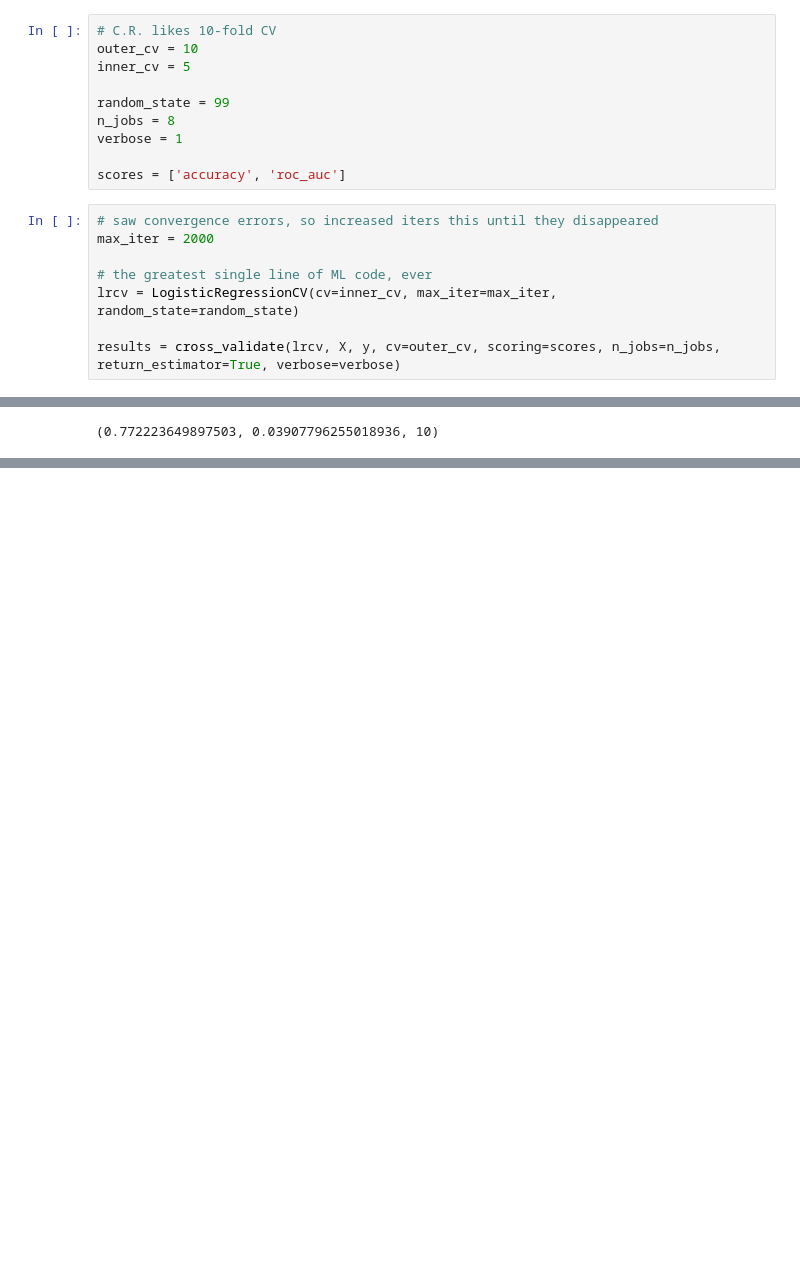
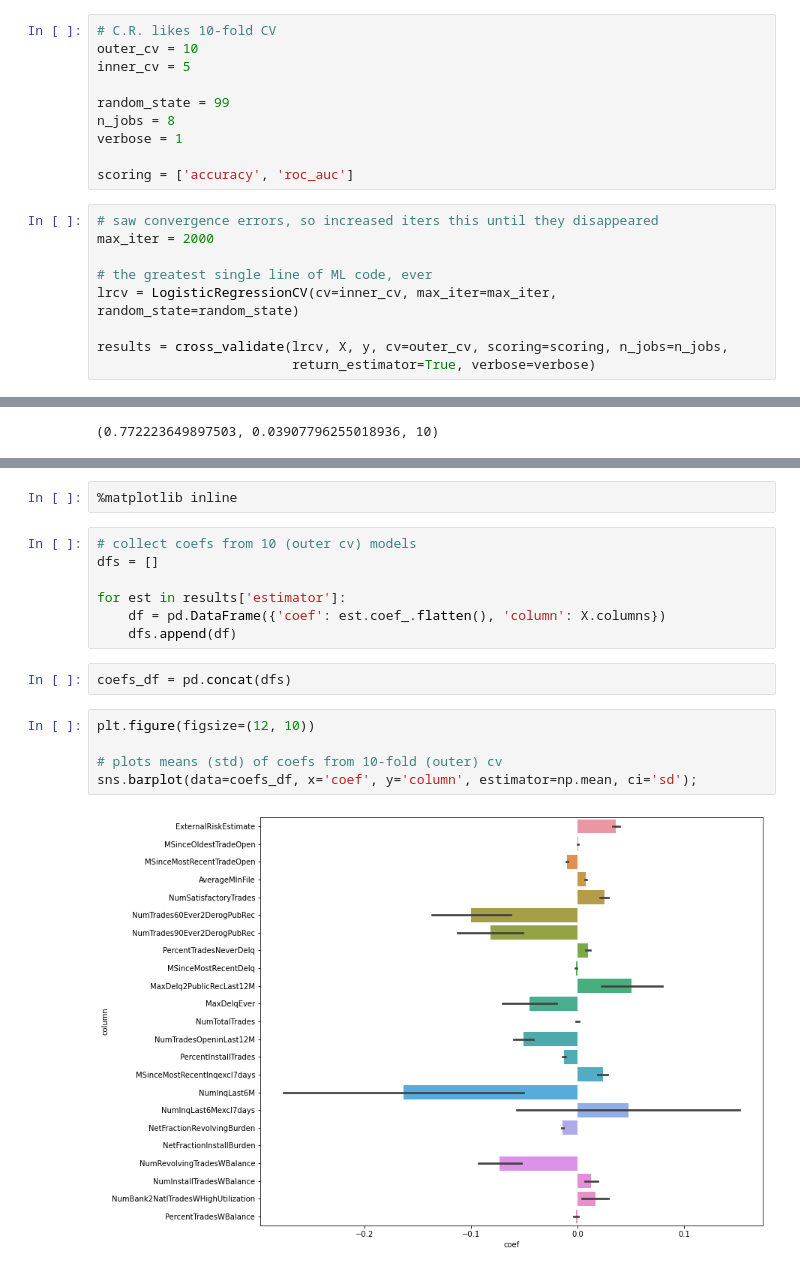
Before and after one commit to pavopax/fico-challenge, a Jupyter notebook: analysis.ipynb, the cells around one changed output, grey strips where cells are left out. Saved outputs shown, nothing was run; the diff lists cells and outputs as text; blank space fills up the shorter version.

```diff
--- a/analysis.ipynb
+++ b/analysis.ipynb
@@ -69,7 +69,7 @@ random_state = 99
 n_jobs = 8
 verbose = 1
 
-scores = ['accuracy', 'roc_auc']
+scoring = ['accuracy', 'roc_auc']
 # %%
 # saw convergence errors, so increased iters this until they disappeared
 max_iter = 2000
@@ -77,6 +77,7 @@ max_iter = 2000
 # the greatest single line of ML code, ever
 lrcv = LogisticRegressionCV(cv=inner_cv, max_iter=max_iter, random_state=random_state)
 
-results = cross_validate(lrcv, X, y, cv=outer_cv, scoring=scores, n_jobs=n_jobs, return_estimator=True, verbose=verbose)
+results = cross_validate(lrcv, X, y, cv=outer_cv, scoring=scoring, n_jobs=n_jobs,
+                         return_estimator=True, verbose=verbose)
 # %% [output]
 [Parallel(n_jobs=8)]: Using backend LokyBackend with 8 concurrent workers.
@@ -98,0 +107,18 @@ np.mean(scores), np.std(scores), len(scores)
+# %%
+%matplotlib inline
+# %%
+# collect coefs from 10 (outer cv) models
+dfs = []
+
+for est in results['estimator']:
+    df = pd.DataFrame({'coef': est.coef_.flatten(), 'column': X.columns})
+    dfs.append(df)
+# %%
+coefs_df = pd.concat(dfs)
+# %%
+plt.figure(figsize=(12, 10))
+
+# plots means (std) of coefs from 10-fold (outer) cv
+sns.barplot(data=coefs_df, x='coef', y='column', estimator=np.mean, ci='sd');
+# %% [output]
+[figure, added]
```
Also changed, not shown: parts of 3 cells of this notebook, 2 other files.
